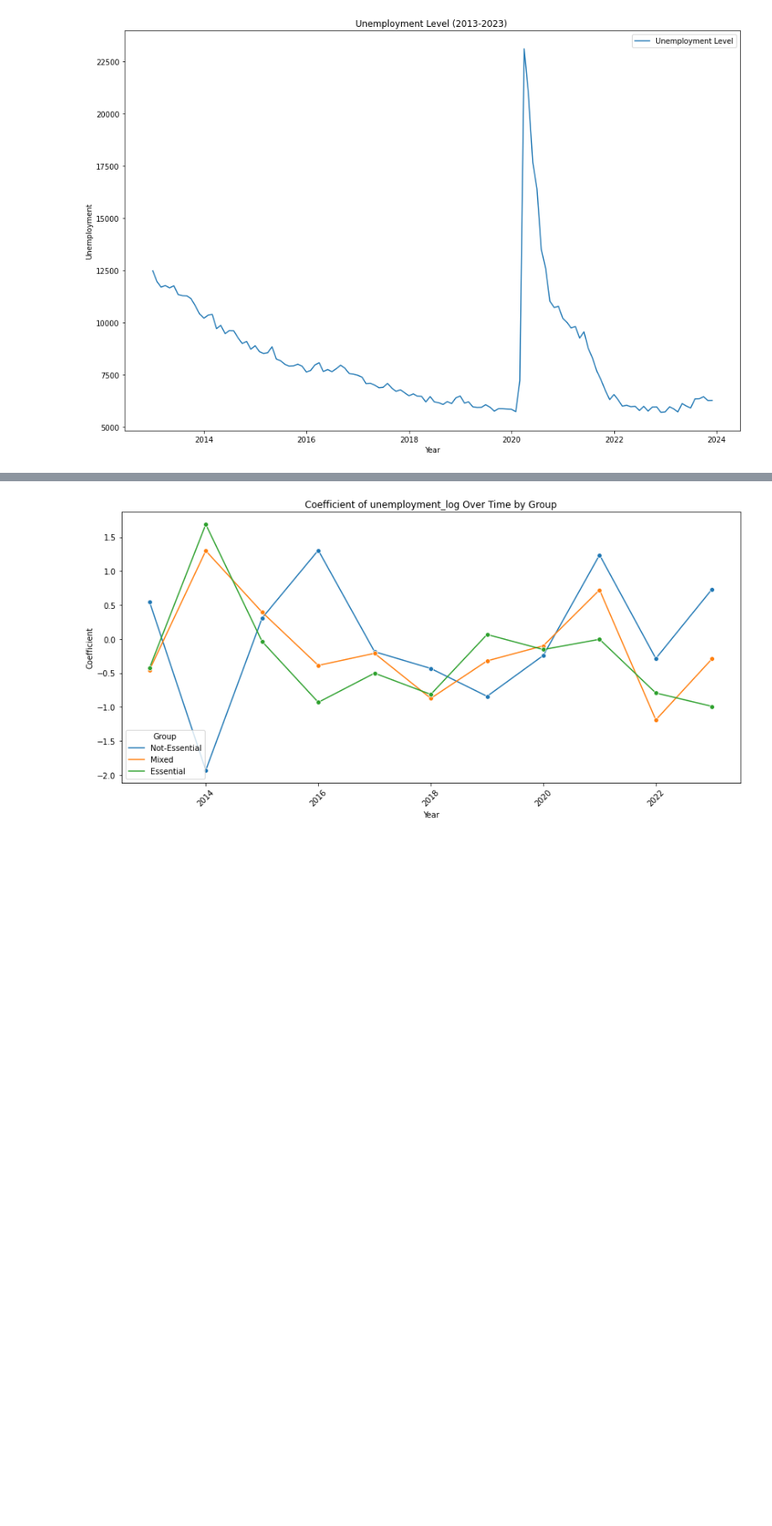
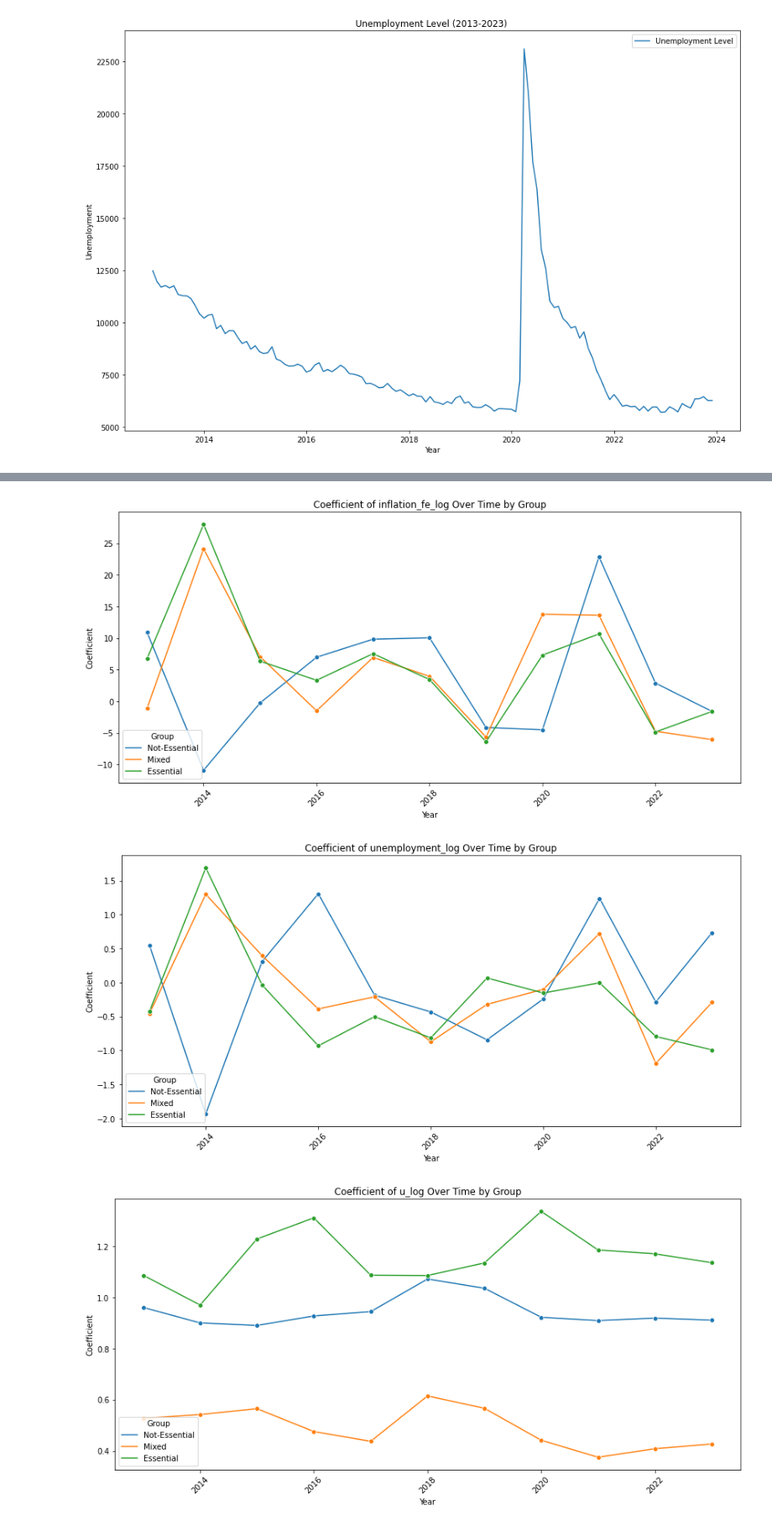
Before and after one commit to Philip-Lacava/ECON-550, a Jupyter notebook: ECON 550 Project.ipynb, the cells around one changed output, grey strips where cells are left out. Shown at 84% size. Cells and saved outputs as stored; diff of their text form; code cells hidden in the pictures; blank space fills up the shorter version.

```diff
--- a/ECON 550 Project.ipynb
+++ b/ECON 550 Project.ipynb
@@ -592,20 +592,22 @@ for (group, year), params in regression_results.items():
 
 coefficients_df = pd.DataFrame(plot_data)
 # %%
- # Filtering to plot only a specific coefficient across all groups and years
-variable_to_plot = 'unemployment_log'  # Change this variable name as needed
+# Creating list of variables to plot over time
+variables_to_plot = ['inflation_fe_log', 'unemployment_log', 'u_log', 'w_log']
+# Plotting each category for each variable
+for variable_to_plot in variables_to_plot:
+    coefficients_df_filtered = coefficients_df[coefficients_df['variable'] == variable_to_plot]
 
-# Filtering out the intercept and focusing on the specific variable of interest
-coefficients_df_filtered = coefficients_df[(coefficients_df['variable'] == variable_to_plot)]
-
-plt.figure(figsize=(12, 6))
-sns.lineplot(data=coefficients_df_filtered, x='year', y='coefficient', hue='group', marker='o', linestyle='-')
-plt.title(f'Coefficient of {variable_to_plot} Over Time by Group')
-plt.xlabel('Year')
-plt.ylabel('Coefficient')
-plt.xticks(rotation=45)
-plt.legend(title='Group', loc = 'lower left')
-plt.tight_layout()
-plt.show()
+    plt.figure(figsize=(12, 6))
+    sns.lineplot(data=coefficients_df_filtered, x='year', y='coefficient', hue='group', marker='o', linestyle='-')
+    plt.title(f'Coefficient of {variable_to_plot} Over Time by Group')
+    plt.xlabel('Year')
+    plt.ylabel('Coefficient')
+    plt.xticks(rotation=45)
+    plt.legend(title='Group', loc='lower left')
+    plt.tight_layout()
+    plt.show()
 # %% [output]
-[figure, old version]
+[figure, new version]
+[figure, added]
+[figure, added]
```
Also changed, not shown: parts of 3 cells of this notebook.
